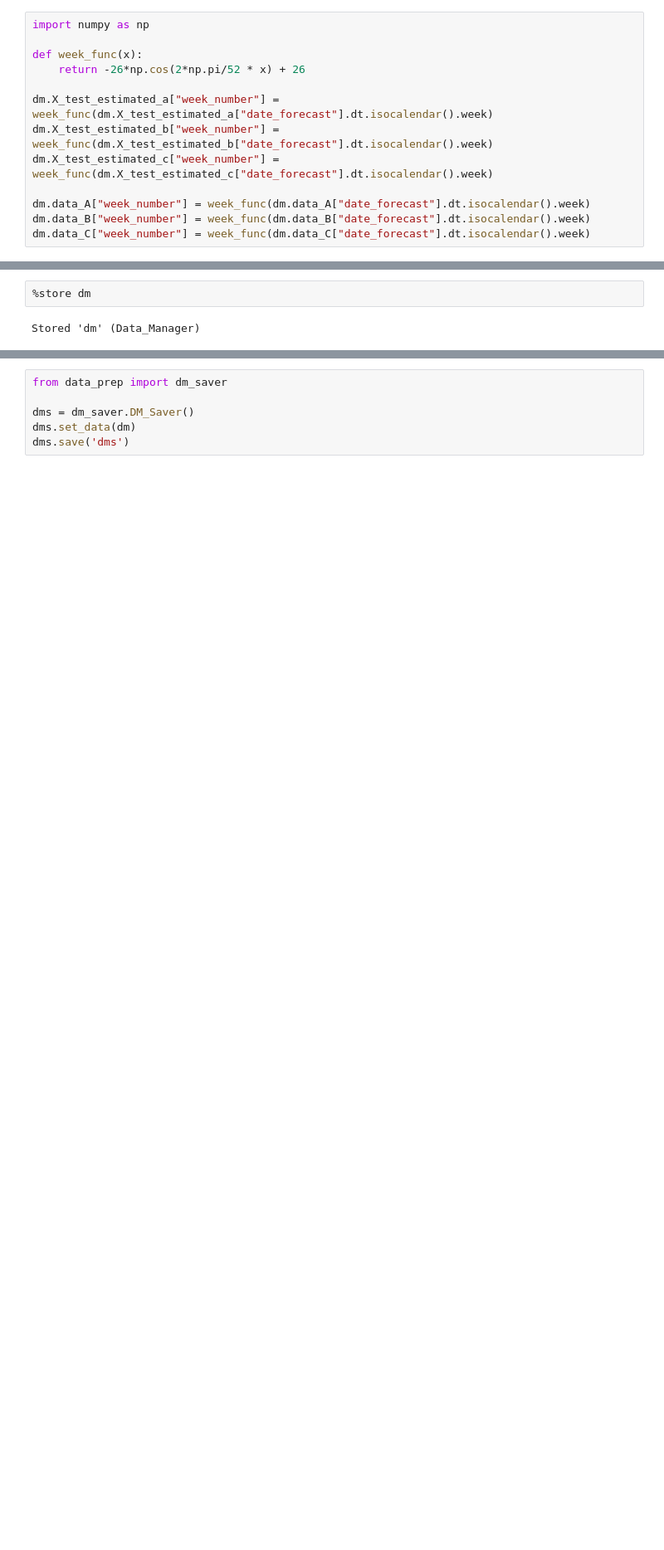
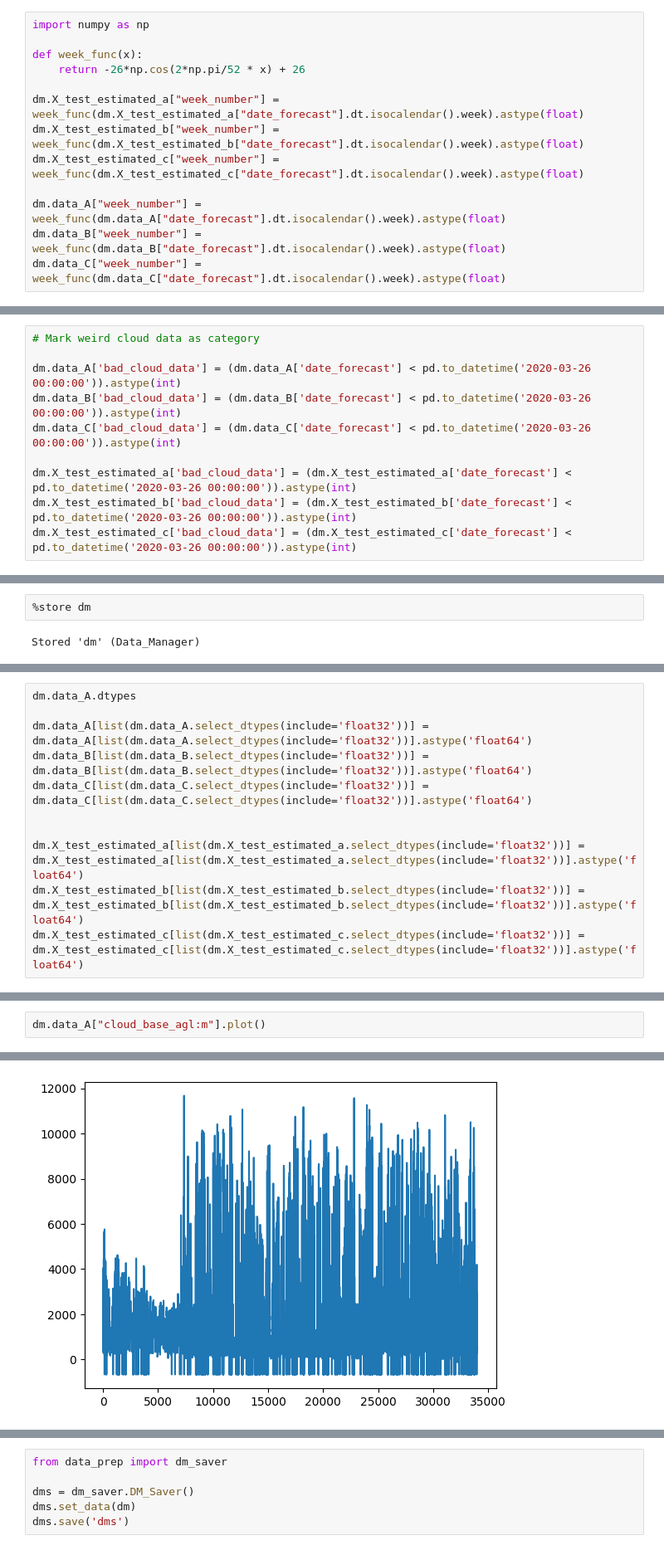
Before and after one commit to nasols/TDT4174-Machine-Learning, a Jupyter notebook: jonas_data_prep.ipynb, the cells around one changed output, grey strips where cells are left out. Shown at 83% size. Saved outputs shown, nothing was run; the diff lists cells and outputs as text; blank space fills up the shorter version.

Commit message:
mainly changes to data prep pipeline

```diff
--- a/jonas_data_prep.ipynb
+++ b/jonas_data_prep.ipynb
@@ -743,13 +752,13 @@ import numpy as np
 def week_func(x):
     return -26*np.cos(2*np.pi/52 * x) + 26
 
-dm.X_test_estimated_a["week_number"] = week_func(dm.X_test_estimated_a["date_forecast"].dt.isocalendar().week)
-dm.X_test_estimated_b["week_number"] = week_func(dm.X_test_estimated_b["date_forecast"].dt.isocalendar().week)
-dm.X_test_estimated_c["week_number"] = week_func(dm.X_test_estimated_c["date_forecast"].dt.isocalendar().week)
+dm.X_test_estimated_a["week_number"] = week_func(dm.X_test_estimated_a["date_forecast"].dt.isocalendar().week).astype(float)
+dm.X_test_estimated_b["week_number"] = week_func(dm.X_test_estimated_b["date_forecast"].dt.isocalendar().week).astype(float)
+dm.X_test_estimated_c["week_number"] = week_func(dm.X_test_estimated_c["date_forecast"].dt.isocalendar().week).astype(float)
 
-dm.data_A["week_number"] = week_func(dm.data_A["date_forecast"].dt.isocalendar().week)
-dm.data_B["week_number"] = week_func(dm.data_B["date_forecast"].dt.isocalendar().week)
-dm.data_C["week_number"] = week_func(dm.data_C["date_forecast"].dt.isocalendar().week)
+dm.data_A["week_number"] = week_func(dm.data_A["date_forecast"].dt.isocalendar().week).astype(float)
+dm.data_B["week_number"] = week_func(dm.data_B["date_forecast"].dt.isocalendar().week).astype(float)
+dm.data_C["week_number"] = week_func(dm.data_C["date_forecast"].dt.isocalendar().week).astype(float)
 # %%
 import numpy as np
 
@@ -763,3 +772,13 @@ dm.X_test_estimated_c["day_year"] = day_func(dm.X_test_estimated_c["date_forecas
 dm.data_A["day_year"] =  day_func(dm.data_A["date_forecast"].dt.dayofyear)
 dm.data_B["day_year"] = day_func(dm.data_B["date_forecast"].dt.dayofyear)
 dm.data_C["day_year"] = day_func(dm.data_C["date_forecast"].dt.dayofyear)
+# %%
+# Mark weird cloud data as category
+
+dm.data_A['bad_cloud_data'] = (dm.data_A['date_forecast'] < pd.to_datetime('2020-03-26 00:00:00')).astype(int)
+dm.data_B['bad_cloud_data'] = (dm.data_B['date_forecast'] < pd.to_datetime('2020-03-26 00:00:00')).astype(int)
+dm.data_C['bad_cloud_data'] = (dm.data_C['date_forecast'] < pd.to_datetime('2020-03-26 00:00:00')).astype(int)
+
+dm.X_test_estimated_a['bad_cloud_data'] = (dm.X_test_estimated_a['date_forecast'] < pd.to_datetime('2020-03-26 00:00:00')).astype(int)
+dm.X_test_estimated_b['bad_cloud_data'] = (dm.X_test_estimated_b['date_forecast'] < pd.to_datetime('2020-03-26 00:00:00')).astype(int)
+dm.X_test_estimated_c['bad_cloud_data'] = (dm.X_test_estimated_c['date_forecast'] < pd.to_datetime('2020-03-26 00:00:00')).astype(int)
@@ -797,0 +829,11 @@ Stored 'dm' (Data_Manager)
+# %%
+dm.data_A.dtypes
+
+dm.data_A[list(dm.data_A.select_dtypes(include='float32'))] = dm.data_A[list(dm.data_A.select_dtypes(include='float32'))].astype('float64')
+dm.data_B[list(dm.data_B.select_dtypes(include='float32'))] = dm.data_B[list(dm.data_B.select_dtypes(include='float32'))].astype('float64')
+dm.data_C[list(dm.data_C.select_dtypes(include='float32'))] = dm.data_C[list(dm.data_C.select_dtypes(include='float32'))].astype('float64')
+
+
+dm.X_test_estimated_a[list(dm.X_test_estimated_a.select_dtypes(include='float32'))] = dm.X_test_estimated_a[list(dm.X_test_estimated_a.select_dtypes(include='float32'))].astype('float64')
+dm.X_test_estimated_b[list(dm.X_test_estimated_b.select_dtypes(include='float32'))] = dm.X_test_estimated_b[list(dm.X_test_estimated_b.select_dtypes(include='float32'))].astype('float64')
+dm.X_test_estimated_c[list(dm.X_test_estimated_c.select_dtypes(include='float32'))] = dm.X_test_estimated_c[list(dm.X_test_estimated_c.select_dtypes(include='float32'))].astype('float64')
@@ -797,0 +865,3 @@ Stored 'dm' (Data_Manager)
+# %%
+dm.data_A["cloud_base_agl:m"].plot()
+# %% [output]
@@ -797,0 +869 @@ Stored 'dm' (Data_Manager)
+[figure, added]
```
Also changed, not shown: parts of 17 cells of this notebook, 9 other files.
